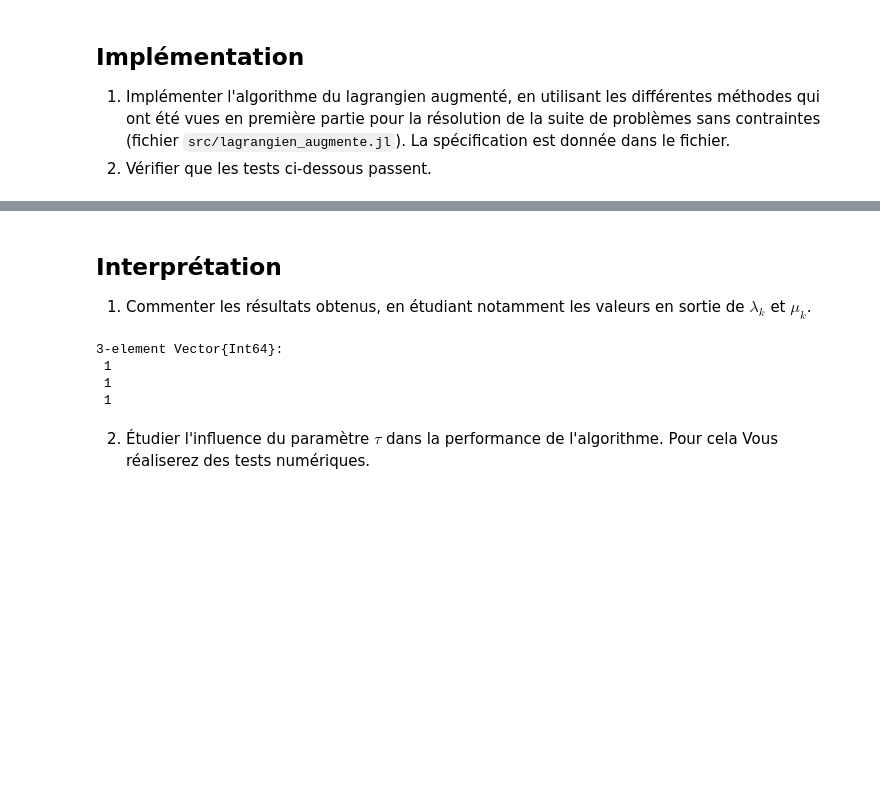
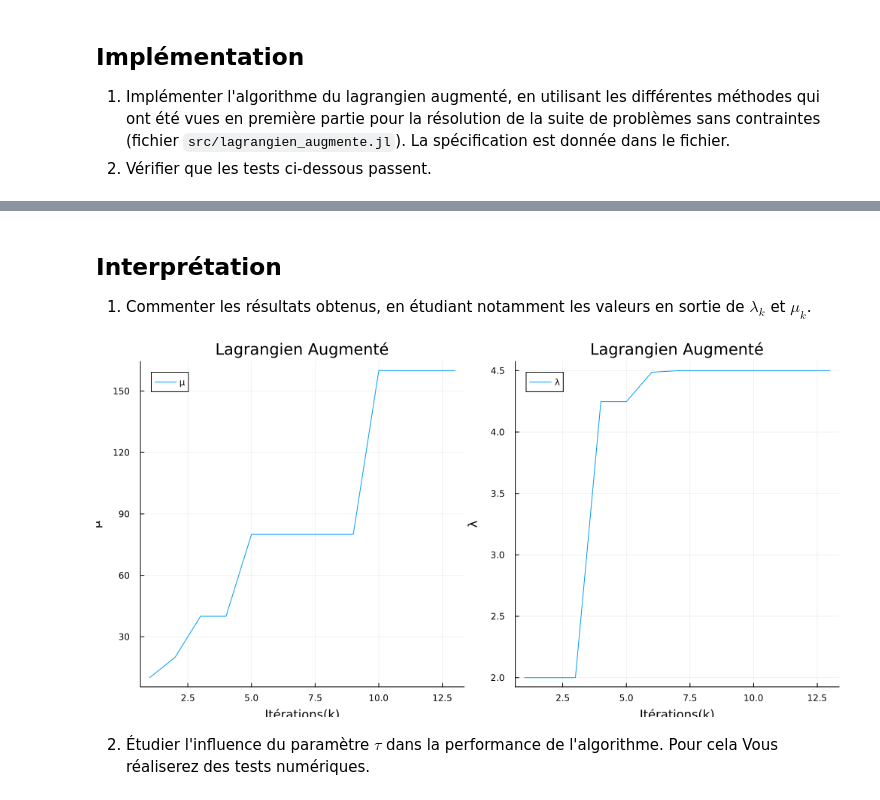
Before and after one commit to sully-vian/N7-2A, a Jupyter notebook: OptiNum/notebooks/lagrangien_augmente.ipynb, the cells around one changed output, grey strips where cells are left out. Saved outputs shown, nothing was run; the diff lists cells and outputs as text; code cells hidden in the pictures; blank space fills up the shorter version.

```diff
--- a/OptiNum/notebooks/lagrangien_augmente.ipynb
+++ b/OptiNum/notebooks/lagrangien_augmente.ipynb
@@ -25,31 +38,33 @@ Lagrangien augmenté   |   12     12  2.8s
 # %% [markdown]
 ## Interprétation
 
- 1. Commenter les résultats obtenus, en étudiant notamment les valeurs en sortie de $\lambda_k$ et $\mu_k$.
+1. Commenter les résultats obtenus, en étudiant notamment les valeurs en sortie de $\lambda_k$ et $\mu_k$.
 # %%
 using Plots
 include("../src/lagrangien_augmente.jl")
 
 # Fonction f1
 # -----------
 f1(x) = 2 * (x[1] + x[2] + x[3] - 3)^2 + (x[1] - x[2])^2 + (x[2] - x[3])^2
 gradf1(x) = [4 * (x[1] + x[2] + x[3] - 3) + 2 * (x[1] - x[2]); # dérivée /x1
               4 * (x[1] + x[2] + x[3] - 3) - 2 * (x[1] - x[2]) + 2 * (x[2] - x[3]); # dérivée /x2
               4 * (x[1] + x[2] + x[3] - 3) - 2 * (x[2] - x[3])] # dérivée /x3
 hessf1(x) = [6 2 4; 2 8 2; 4 2 6]
 solution = [1; 1; 1]
 
-c = # TODO
-gradc = # TODO
-hessc = # TODO
+# contrainte extraite de test/fonctions_de_tests.jl
+c(x) = x[1] + x[3] - 1
+gradc(x) = [1; 0; 1]
+hessc(x) = [0 0 0; 0 0 0; 0 0 0]
 
 x0 = [0; 0; 0]
 
-x_sol, f_sol, flag, nb_iters, μs, λs = lagrangien_augmente(f1, gradf1, hessf1, c, gradc, hessc, x0, [1; 1; 1],)
+x_sol, f_sol, flag, nb_iters, μs, λs = lagrangien_augmente(f1, gradf1, hessf1, c, gradc, hessc, x0)
+pμ = plot(μs, label="μ", ylabel="μ", xlabel="Itérations(k)")
+pλ = plot(λs, label="λ", ylabel="λ", xlabel="Itérations(k)")
+p = plot(pμ, pλ, layout=(1,2), size=(1000, 500), title="Lagrangien Augmenté")
+display(p)
 # %% [output]
-3-element Vector{Int64}:
- 1
- 1
- 1
+[figure, added]
 # %% [markdown]
  2. Étudier l'influence du paramètre $\tau$ dans la performance de l'algorithme. Pour cela Vous réaliserez des tests numériques.
```
Also changed, not shown: parts of 3 cells of this notebook, 5 other files.
